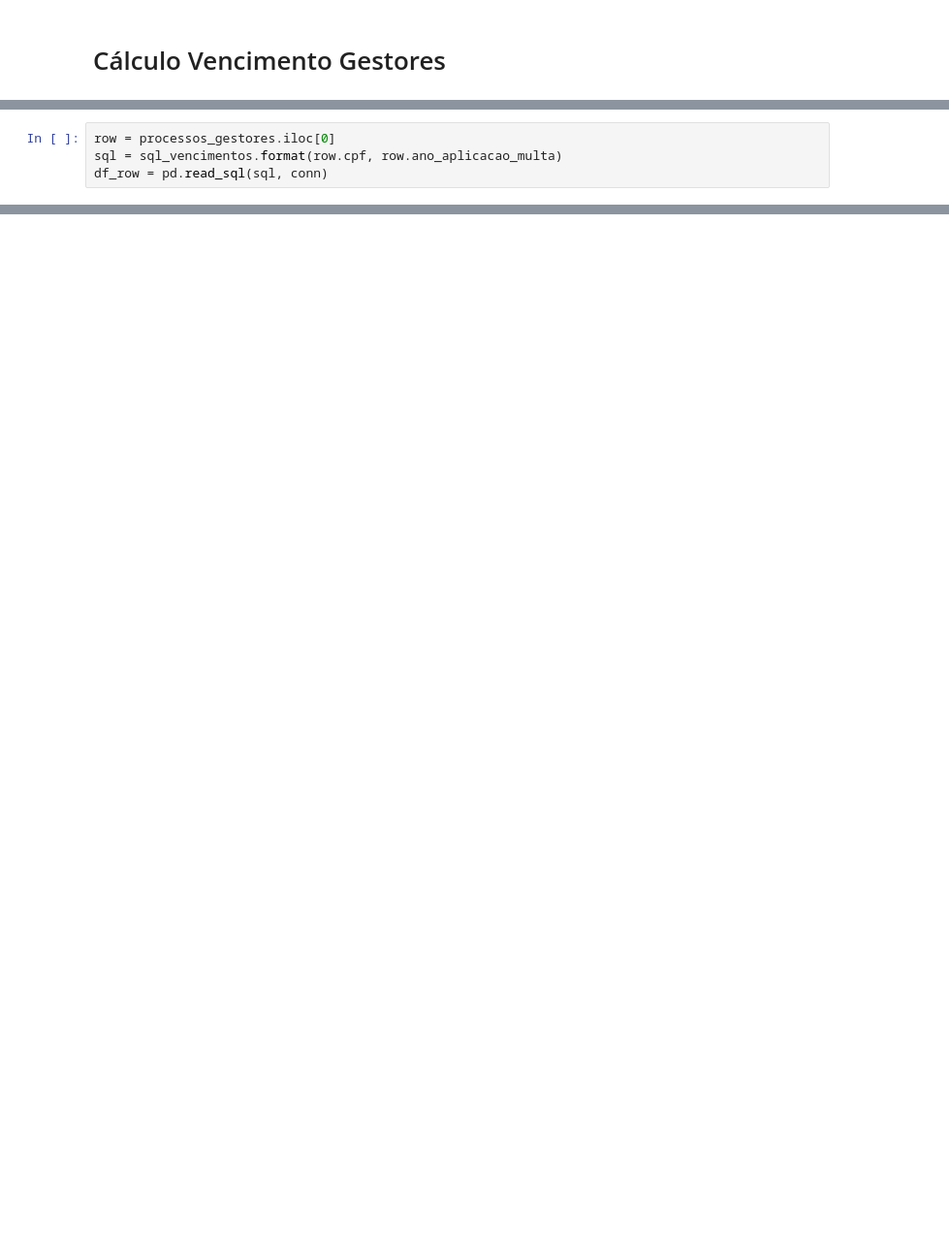
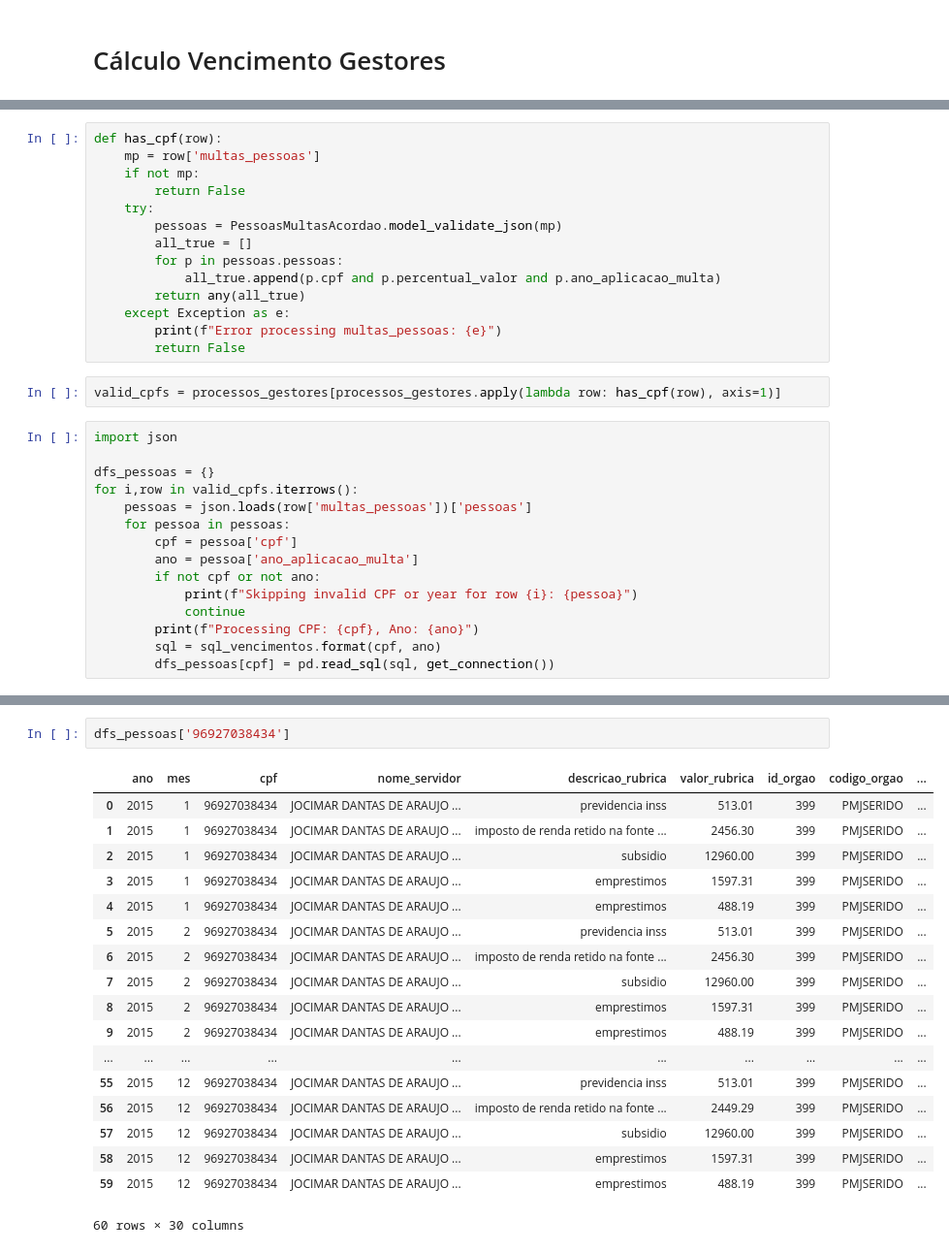
Before and after one commit to eduardoplima/ccd, a Jupyter notebook: scripts/calculo_vencimentos.ipynb, the cells around one changed output, grey strips where cells are left out. Shown at 97% size. Cells and saved outputs as stored; diff of their text form; blank space fills up the shorter version.

```diff
--- a/scripts/calculo_vencimentos.ipynb
+++ b/scripts/calculo_vencimentos.ipynb
@@ -172,7 +245,3 @@ WHERE
     a.inativo is null
     AND s.CPF = '{}' and qfr.ano = {}
 """
-# %%
-row = processos_gestores.iloc[0]
-sql = sql_vencimentos.format(row.cpf, row.ano_aplicacao_multa)
-df_row = pd.read_sql(sql, conn)
@@ -214,0 +248,31 @@ processos_gestores
+# %%
+def has_cpf(row):
+    mp = row['multas_pessoas']
+    if not mp:
+        return False
+    try:
+        pessoas = PessoasMultasAcordao.model_validate_json(mp)
+        all_true = []
+        for p in pessoas.pessoas:
+            all_true.append(p.cpf and p.percentual_valor and p.ano_aplicacao_multa)
+        return any(all_true)
+    except Exception as e:
+        print(f"Error processing multas_pessoas: {e}")
+        return False
+# %%
+valid_cpfs = processos_gestores[processos_gestores.apply(lambda row: has_cpf(row), axis=1)]
+# %%
+import json
+
+dfs_pessoas = {}
+for i,row in valid_cpfs.iterrows():
+    pessoas = json.loads(row['multas_pessoas'])['pessoas']
+    for pessoa in pessoas:
+        cpf = pessoa['cpf']
+        ano = pessoa['ano_aplicacao_multa']
+        if not cpf or not ano:
+            print(f"Skipping invalid CPF or year for row {i}: {pessoa}")
+            continue
+        print(f"Processing CPF: {cpf}, Ano: {ano}")
+        sql = sql_vencimentos.format(cpf, ano)
+        dfs_pessoas[cpf] = pd.read_sql(sql, get_connection())
@@ -214,0 +297,21 @@ processos_gestores
+# %%
+dfs_pessoas['96927038434']
+# %% [output]
+|  | ano | mes | cpf | nome_servidor | descricao_rubrica | valor_rubrica | id_orgao | codigo_orgao | ... |
+| 0 | 2015 | 1 | 96927038434 | JOCIMAR DANTAS DE ARAUJO ... | previdencia inss | 513.01 | 399 | PMJSERIDO | ... |
+| 1 | 2015 | 1 | 96927038434 | JOCIMAR DANTAS DE ARAUJO ... | imposto de renda retido na fonte ... | 2456.30 | 399 | PMJSERIDO | ... |
+| 2 | 2015 | 1 | 96927038434 | JOCIMAR DANTAS DE ARAUJO ... | subsidio | 12960.00 | 399 | PMJSERIDO | ... |
+| 3 | 2015 | 1 | 96927038434 | JOCIMAR DANTAS DE ARAUJO ... | emprestimos | 1597.31 | 399 | PMJSERIDO | ... |
+| 4 | 2015 | 1 | 96927038434 | JOCIMAR DANTAS DE ARAUJO ... | emprestimos | 488.19 | 399 | PMJSERIDO | ... |
+| 5 | 2015 | 2 | 96927038434 | JOCIMAR DANTAS DE ARAUJO ... | previdencia inss | 513.01 | 399 | PMJSERIDO | ... |
+| 6 | 2015 | 2 | 96927038434 | JOCIMAR DANTAS DE ARAUJO ... | imposto de renda retido na fonte ... | 2456.30 | 399 | PMJSERIDO | ... |
+| 7 | 2015 | 2 | 96927038434 | JOCIMAR DANTAS DE ARAUJO ... | subsidio | 12960.00 | 399 | PMJSERIDO | ... |
+| 8 | 2015 | 2 | 96927038434 | JOCIMAR DANTAS DE ARAUJO ... | emprestimos | 1597.31 | 399 | PMJSERIDO | ... |
+| 9 | 2015 | 2 | 96927038434 | JOCIMAR DANTAS DE ARAUJO ... | emprestimos | 488.19 | 399 | PMJSERIDO | ... |
+| ... | ... | ... | ... | ... | ... | ... | ... | ... | ... |
+| 55 | 2015 | 12 | 96927038434 | JOCIMAR DANTAS DE ARAUJO ... | previdencia inss | 513.01 | 399 | PMJSERIDO | ... |
+| 56 | 2015 | 12 | 96927038434 | JOCIMAR DANTAS DE ARAUJO ... | imposto de renda retido na fonte ... | 2449.29 | 399 | PMJSERIDO | ... |
+| 57 | 2015 | 12 | 96927038434 | JOCIMAR DANTAS DE ARAUJO ... | subsidio | 12960.00 | 399 | PMJSERIDO | ... |
+| 58 | 2015 | 12 | 96927038434 | JOCIMAR DANTAS DE ARAUJO ... | emprestimos | 1597.31 | 399 | PMJSERIDO | ... |
+| 59 | 2015 | 12 | 96927038434 | JOCIMAR DANTAS DE ARAUJO ... | emprestimos | 488.19 | 399 | PMJSERIDO | ... |
+60 rows × 30 columns
```
Also changed, not shown: parts of 29 cells of this notebook, 35 other files.
